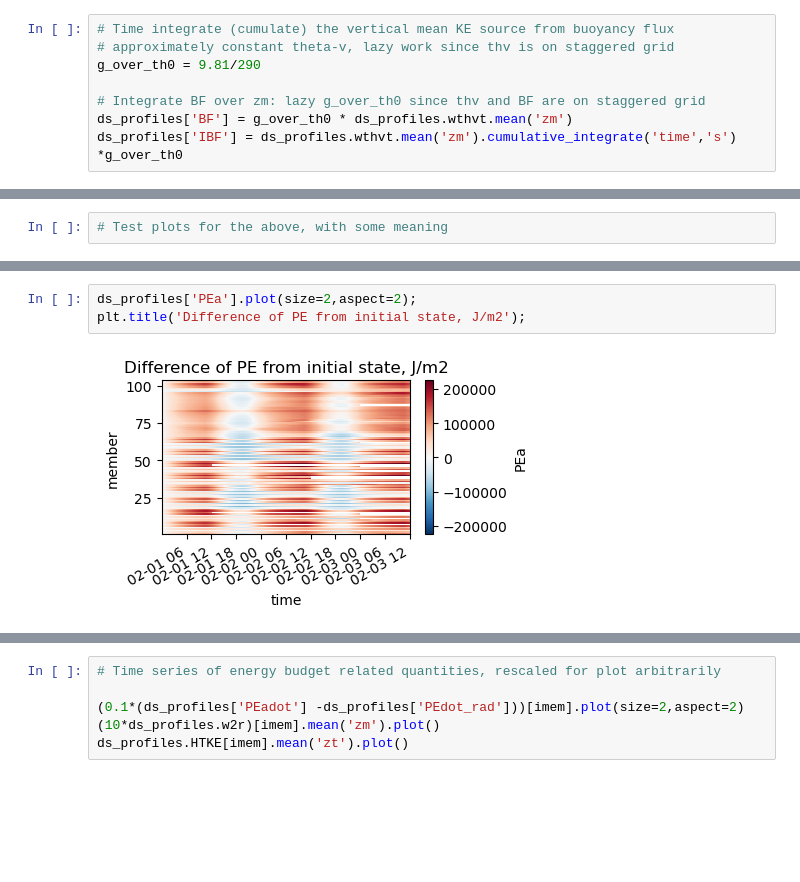
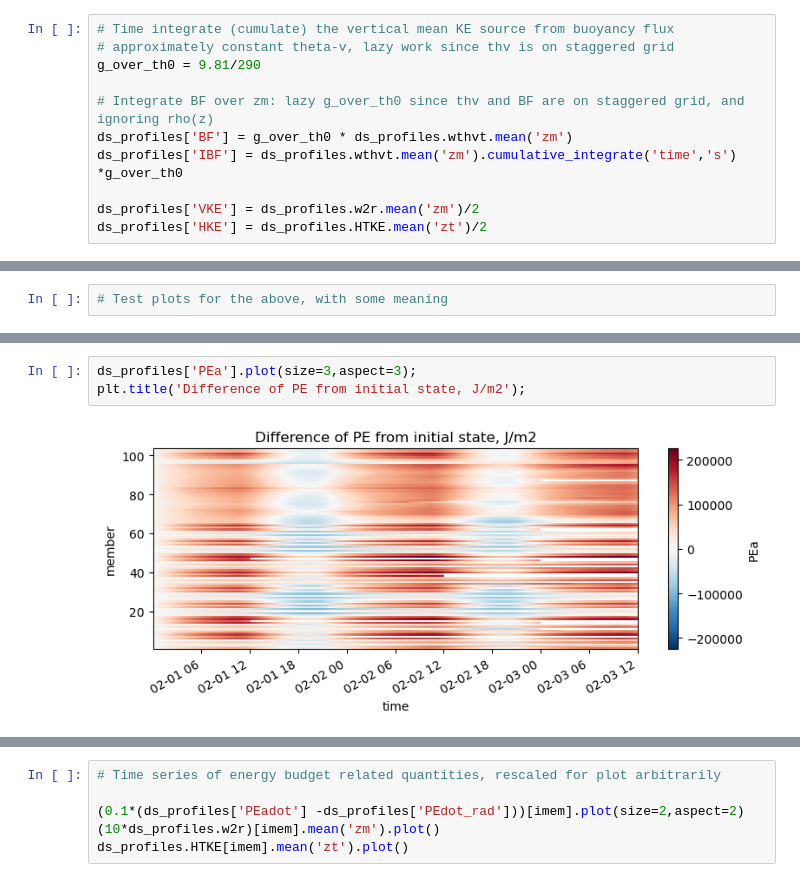
Before and after one commit to brianmapes/EvolutionaryConvection, a Jupyter notebook: Shallow_patterns_CloudBotany/CloudBotany_condprob_entropy.ipynb, the cells around one changed output, grey strips where cells are left out. Cells and saved outputs as stored; diff of their text form; blank space fills up the shorter version.

```diff
--- a/Shallow_patterns_CloudBotany/CloudBotany_condprob_entropy.ipynb
+++ b/Shallow_patterns_CloudBotany/CloudBotany_condprob_entropy.ipynb
@@ -411,9 +361,12 @@ $ d/dt<[KE]> = <[w * dw/dt]> = <[wb]> = <  w' \cdot \theta_v' > g/ \theta_{v_0}
 # approximately constant theta-v, lazy work since thv is on staggered grid
 g_over_th0 = 9.81/290
 
-# Integrate BF over zm: lazy g_over_th0 since thv and BF are on staggered grid
+# Integrate BF over zm: lazy g_over_th0 since thv and BF are on staggered grid, and ignoring rho(z)
 ds_profiles['BF'] = g_over_th0 * ds_profiles.wthvt.mean('zm')
 ds_profiles['IBF'] = ds_profiles.wthvt.mean('zm').cumulative_integrate('time','s') *g_over_th0
+
+ds_profiles['VKE'] = ds_profiles.w2r.mean('zm')/2
+ds_profiles['HKE'] = ds_profiles.HTKE.mean('zt')/2
 # %% [markdown]
 ### 2. Compute PE time evolution, & rad. PE tendency ("forcing")
 
@@ -458,5 +482,5 @@ ds_profiles.rhoa[83,:,:].transpose().plot(size=2,aspect=3);
 # %%
-ds_profiles['PEa'].plot(size=2,aspect=2);
+ds_profiles['PEa'].plot(size=3,aspect=3);
 plt.title('Difference of PE from initial state, J/m2');
 # %% [output]
-[figure, old version]
+[figure, new version]
```
Also changed, not shown: parts of 27 cells of this notebook, 1 other file.
